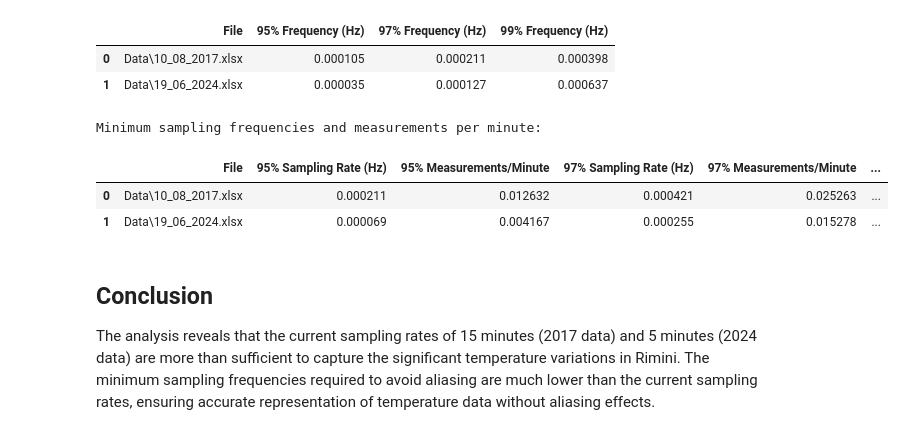
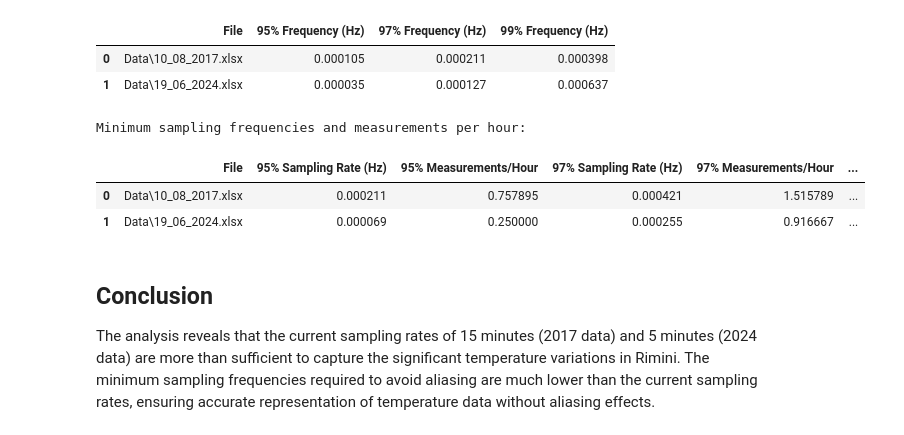
Before and after one commit to GiulioMa/Temperature-Sampling-Frequency-Analysis, a Jupyter notebook: Determining Minimum Sampling Frequency for Temperature Data.ipynb, the cells around one changed output. Cells and saved outputs as stored; diff of their text form; code cells hidden in the pictures.

Commit message:
Hours instead of minutes

```diff
--- a/Determining Minimum Sampling Frequency for Temperature Data.ipynb
+++ b/Determining Minimum Sampling Frequency for Temperature Data.ipynb
@@ -156,27 +156,27 @@ min_sampling_freq_results = {file_path: {threshold: minimum_sampling_frequency(f
 measurements_per_minute = {file_path: {threshold: min_sampling_freq * 60 for threshold, min_sampling_freq in min_sampling_freqs.items()} for file_path, min_sampling_freqs in min_sampling_freq_results.items()}
 # %%
 # Display the results in a table
-sampling_freq_table = pd.DataFrame(columns=['File', '95% Sampling Rate (Hz)', '95% Measurements/Minute', '97% Sampling Rate (Hz)', '97% Measurements/Minute', '99% Sampling Rate (Hz)', '99% Measurements/Minute'])
+sampling_freq_table = pd.DataFrame(columns=['File', '95% Sampling Rate (Hz)', '95% Measurements/Hour', '97% Sampling Rate (Hz)', '97% Measurements/Hour', '99% Sampling Rate (Hz)', '99% Measurements/Hour'])
 
 for file_path, min_sampling_freqs in min_sampling_freq_results.items():
     row = {
         'File': file_path,
         '95% Sampling Rate (Hz)': min_sampling_freqs[0.95],
-        '95% Measurements/Minute': measurements_per_minute[file_path][0.95],
+        '95% Measurements/Hour': measurements_per_minute[file_path][0.95] * 60,
         '97% Sampling Rate (Hz)': min_sampling_freqs[0.97],
-        '97% Measurements/Minute': measurements_per_minute[file_path][0.97],
+        '97% Measurements/Hour': measurements_per_minute[file_path][0.97] * 60,
         '99% Sampling Rate (Hz)': min_sampling_freqs[0.99],
-        '99% Measurements/Minute': measurements_per_minute[file_path][0.99]
+        '99% Measurements/Hour': measurements_per_minute[file_path][0.99] * 60
     }
     sampling_freq_table = sampling_freq_table.append(row, ignore_index=True)
 
-print("\nMinimum sampling frequencies and measurements per minute:")
+print("\nMinimum sampling frequencies and measurements per hour:")
 display(sampling_freq_table)
 # %% [output]
-Minimum sampling frequencies and measurements per minute:
+Minimum sampling frequencies and measurements per hour:
-|  | File | 95% Sampling Rate (Hz) | 95% Measurements/Minute | 97% Sampling Rate (Hz) | 97% Measurements/Minute | ... |
-| 0 | Data\10_08_2017.xlsx | 0.000211 | 0.012632 | 0.000421 | 0.025263 | ... |
-| 1 | Data\19_06_2024.xlsx | 0.000069 | 0.004167 | 0.000255 | 0.015278 | ... |
+|  | File | 95% Sampling Rate (Hz) | 95% Measurements/Hour | 97% Sampling Rate (Hz) | 97% Measurements/Hour | ... |
+| 0 | Data\10_08_2017.xlsx | 0.000211 | 0.757895 | 0.000421 | 1.515789 | ... |
+| 1 | Data\19_06_2024.xlsx | 0.000069 | 0.250000 | 0.000255 | 0.916667 | ... |
 # %% [markdown]
 ## Conclusion
 The analysis reveals that the current sampling rates of 15 minutes (2017 data) and 5 minutes (2024 data) are more than sufficient to capture the significant temperature variations in Rimini. The minimum sampling frequencies required to avoid aliasing are much lower than the current sampling rates, ensuring accurate representation of temperature data without aliasing effects.
```
